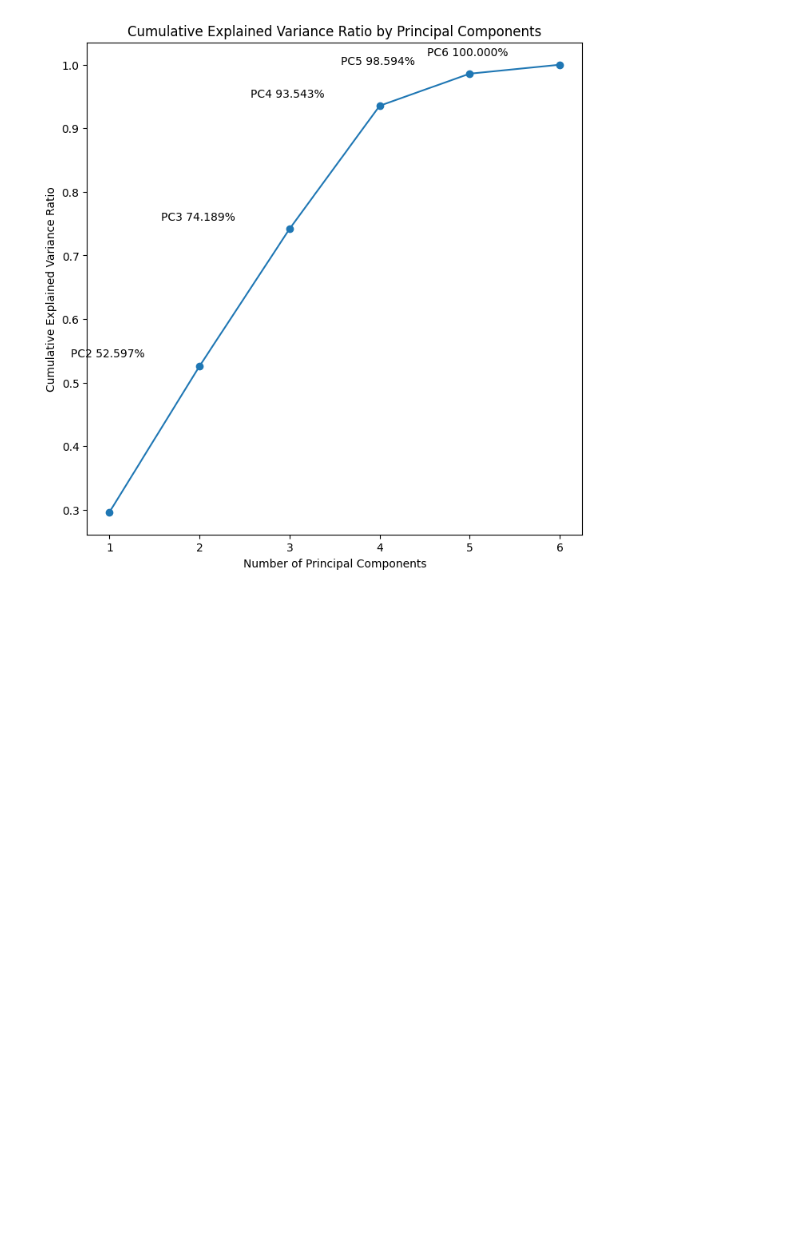
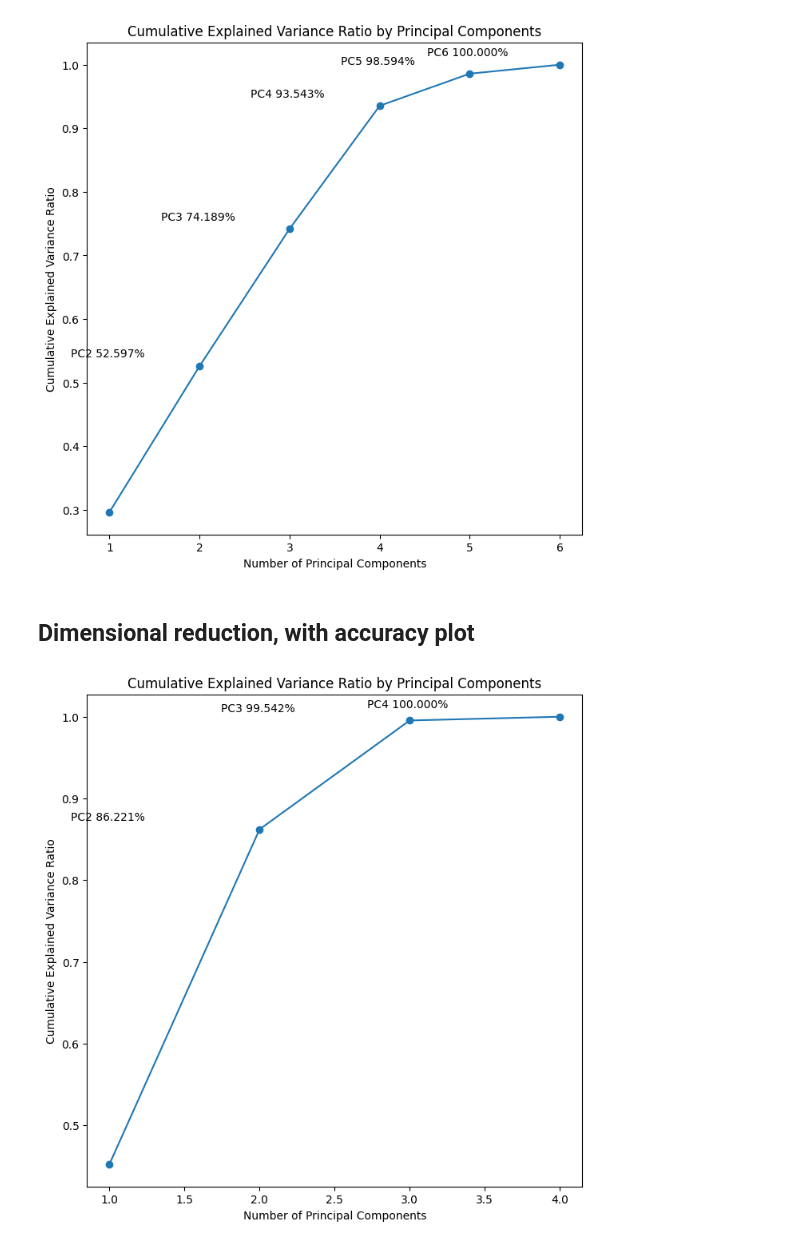
Before and after one commit to Aavash232311/transformer-pt-analysis, a Jupyter notebook: analysis/cumulative_variance_ratio.ipynb, the cells around one changed output. Cells and saved outputs as stored; diff of their text form; code cells hidden in the pictures; blank space fills up the shorter version.

Commit message:
Decreased dimension, increased layers, Explained PCA ratio

```diff
--- a/analysis/cumulative_variance_ratio.ipynb
+++ b/analysis/cumulative_variance_ratio.ipynb
@@ -65,3 +68,25 @@ checkpoint_dir = '../checkpoints'
 explained_variance(os.path.join(checkpoint_dir, 'dim_6_mlp.pth'), model, pc=6)
 # %% [output]
 [figure]
+# %% [markdown]
+## Dimensional reduction, with accuracy plot
+# %%
+import torch
+from utils.explained_variance_ratio import explained_variance, overfitting_plot
+from script.model_dim_4_layer_3 import MinimalTransformer
+
+
+vocab_size = 10
+model = MinimalTransformer(vocab_size=vocab_size)
+checkpoint_dir = '../checkpoints'
+full_path = os.path.join(checkpoint_dir, 'dim_4_layer_3.pth')
+
+checkpoint = torch.load(full_path)
+
+train_plot = checkpoint['train_loss_history']
+eval_plot = checkpoint['eval_loss_history']
+
+explained_variance(full_path, model, pc=4)
+overfitting_plot(train_plot, eval_plot)
+# %% [output]
+[figure, added]
```
Also changed, not shown: parts of 1 cell of this notebook, 3 other files.
